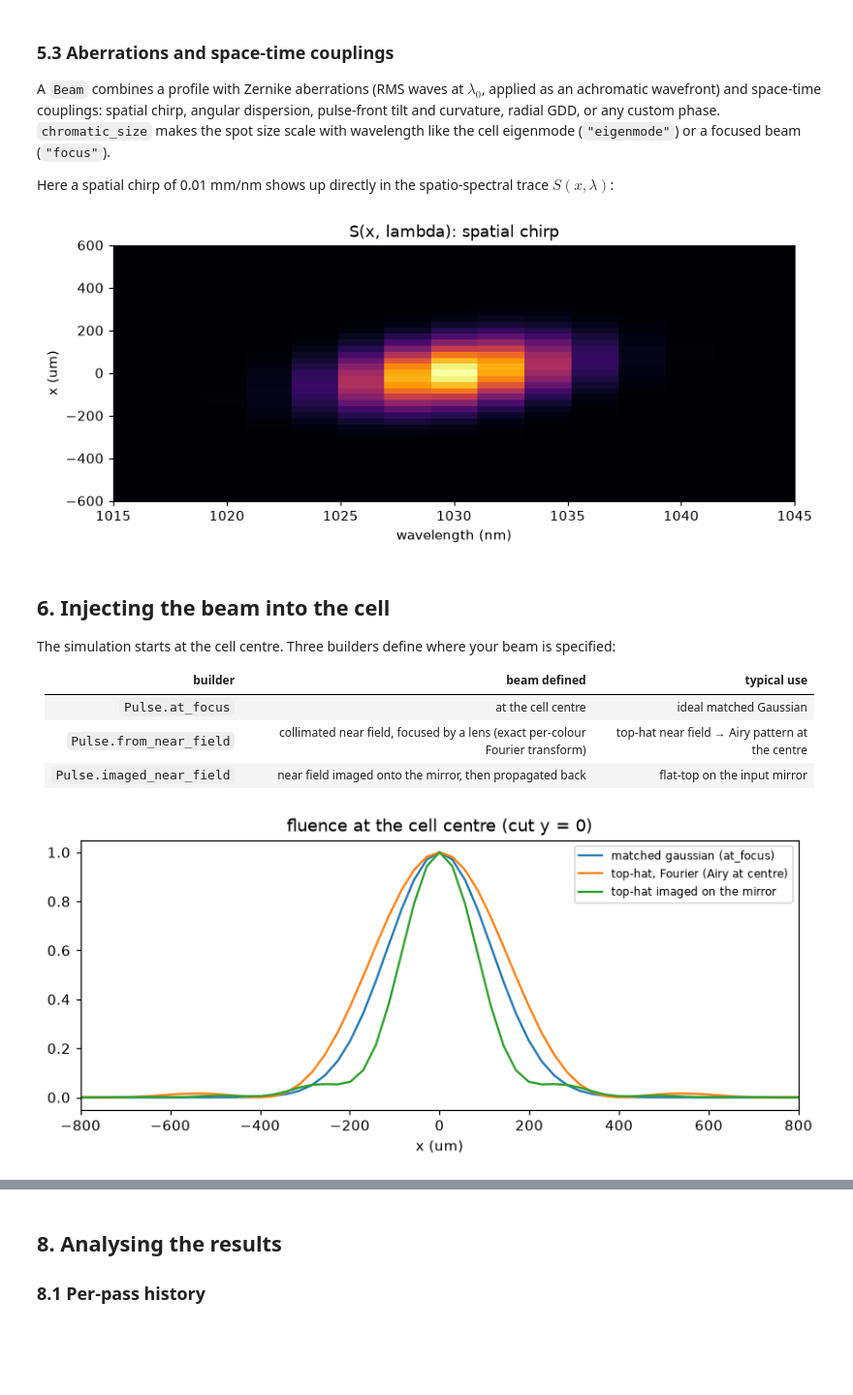
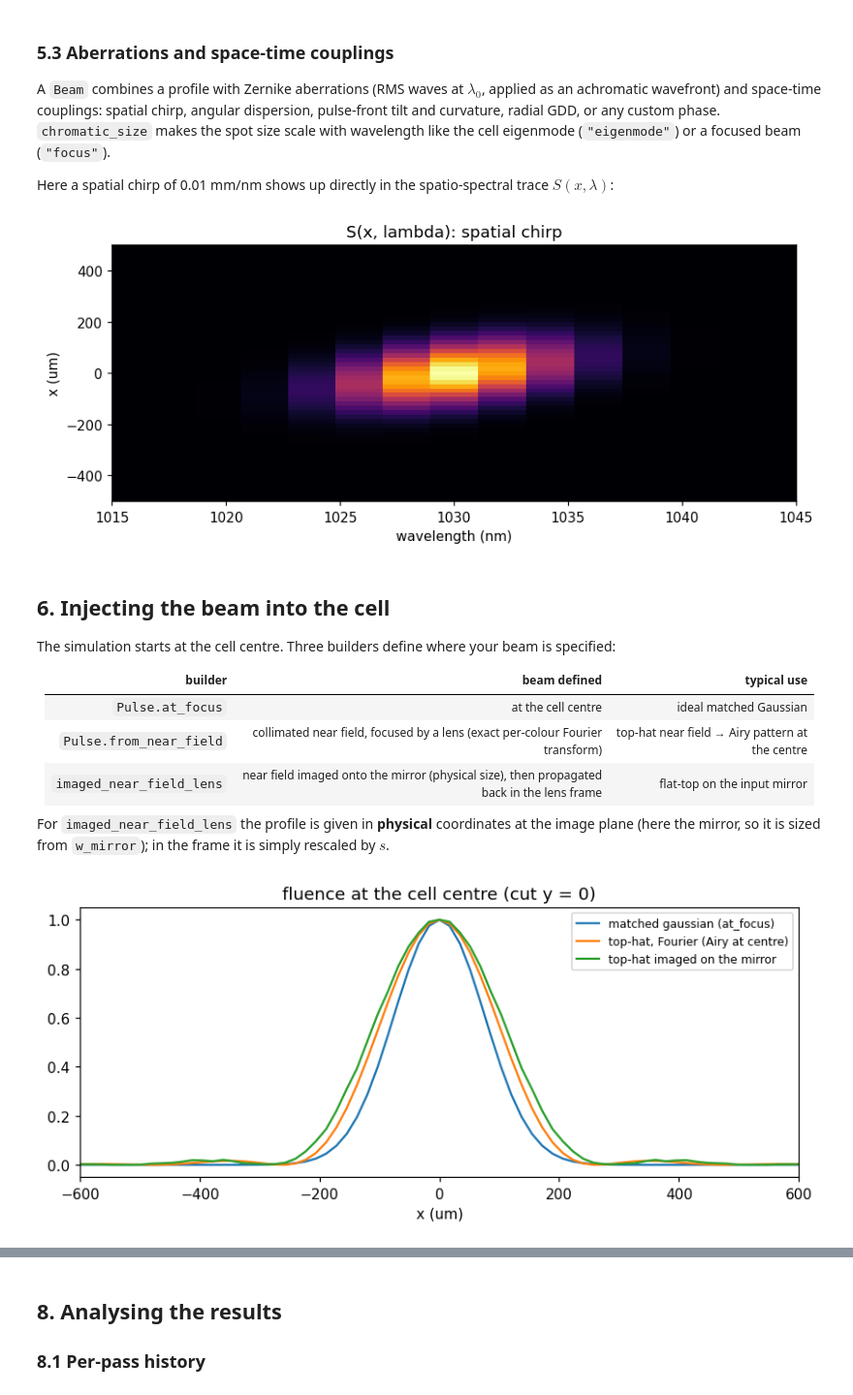
Before and after one commit to victorkolt/thunder4D, a Jupyter notebook: examples/tutorial.ipynb, the cells around one changed output, grey strips where cells are left out. Shown at 97% size. Cells and saved outputs as stored; diff of their text form; code cells hidden in the pictures; blank space fills up the shorter version.

```diff
--- a/examples/tutorial.ipynb
+++ b/examples/tutorial.ipynb
@@ -65,7 +68,7 @@ For this tutorial we use a small near-planar cell (R = 0.5 m, 20 passes) that is
 ### Eigenmode and nonlinear mode matching
 The Kerr lens of the gas shrinks the stationary beam of the cell. In the aberration-free model a Gaussian beam of power $P$ behaves like a linear beam of wavelength $\lambda\sqrt{1-P/P_c}$, so the matched waist and mirror spot scale as $(1-P/P_c)^{1/4}$ (Hanna *et al.*, JOSA B 2017; OSA Continuum 2021).
 # %%
-cell = th.MPC.herriott(R=0.5, N=20, k=3, medium=gas, branch="planar", n_passes=10)
+cell = th.MPC.herriott(R=0.5, N=20, k=1, medium=gas, branch="concentric", n_passes=10)
 print(cell.report())
 
 Pc = gas.critical_power(1030e-9)
@@ -81,0 +96,10 @@ P/Pc = 0.6: matched waist 204.8 um, mirror 229.8 um, B/pass ~ 1.79 rad
+# %%
+zR, zeta_m, s_m = th.lens_frame_scale(cell)
+lin = cell.linear_mode(1030e-9)
+print(f"zR = {zR*100:.1f} cm, zeta at the mirror = {zeta_m*100:.1f} cm, mirror scale s_m = {s_m:.2f}")
+print(f"waist {lin['w0']*1e6:.0f} um, mirror spot {lin['w_mirror']*1e6:.0f} um (= s_m x waist)")
+
+z = np.linspace(-cell.d / 2, cell.d / 2, 201)
+plt.plot(z * 100, lin["w0"] * np.sqrt(1 + (z / zR) ** 2) * 1e6, label="physical beam radius")
+plt.axhline(lin["w0"] * 1e6, color="k", ls=":", label="beam radius in the lens frame")
+plt.xlabel("z from the cell centre (cm)"); plt.ylabel("um"); plt.legend(fontsize=8);
@@ -90,9 +116,11 @@ P/Pc = 0.6: matched waist 204.8 um, mirror 229.8 um, B/pass ~ 1.79 rad
 * $|A|^2$ is the intensity in W/m²; positive GDD is an up-chirp;
 * **far field** = the cell centre (focus, where the field is stored and recorded); **near field** = the collimated beam, i.e. the angular spectrum of the cell-centre field ($x_\mathrm{out} = f\,\theta$ after a collimating lens of focal length $f$).
 # %%
-grid = th.suggest_grid(cell, lambda0=1030e-9, lambda_min=920e-9, lambda_max=1160e-9,
-                       pulse_fwhm=200e-15, box_factor=10)
+grid = th.suggest_lens_grid(cell, lambda0=1030e-9, lambda_min=900e-9, lambda_max=1200e-9,
+                            pulse_fwhm=200e-15, box_factor=12, device=DEVICE)
 print(grid.describe())
+print(f"box = {grid.Nx*grid.dx/lin['w0']:.0f} waists; a fixed grid would need ~8 mirror-spot radii, "
+      f"i.e. {8*lin['w_mirror']*1e3:.1f} mm, with the same dx")
 print("x (FFT order), first values [um]:", np.round(grid.x[:4] * 1e6, 1))
 print("x sorted, first values [um]:     ", np.round(grid.xs[:4] * 1e6, 1))
 # %% [output]
@@ -163,15 +192,15 @@ A `Beam` combines a profile with Zernike aberrations (RMS waves at $\lambda_0$,
 
 Here a spatial chirp of 0.01 mm/nm shows up directly in the spatio-spectral trace $S(x,\lambda)$:
 # %%
-beam = th.Beam(th.gaussian(200e-6), spatial_chirp_mm_per_nm=(0.01, 0.0),
-               zernike={"astig_0": 0.05}, pupil_radius=400e-6)
+beam = th.Beam(th.gaussian(lin["w0"]), spatial_chirp_mm_per_nm=(0.01, 0.0),
+               zernike={"astig_0": 0.05}, pupil_radius=2 * lin["w0"])
 p = th.Pulse.at_focus(grid, E_tl, beam, 1e-3)
 xs, lam, S = dg.spectrogram_x_lambda(grid, p.Aw)
 plt.pcolormesh(lam * 1e9, xs * 1e6, S / S.max(), shading="auto", cmap="inferno")
-plt.xlim(1015, 1045); plt.ylim(-600, 600)
+plt.xlim(1015, 1045); plt.ylim(-500, 500)
 plt.xlabel("wavelength (nm)"); plt.ylabel("x (um)"); plt.title("S(x, lambda): spatial chirp");
 # %% [output]
-[figure, old version]
+[figure, new version]
 # %% [markdown]
 ## 6. Injecting the beam into the cell
 
@@ -181,26 +210,28 @@ The simulation starts at the cell centre. Three builders define where your beam
 |---|---|---|
 | `Pulse.at_focus` | at the cell centre | ideal matched Gaussian |
 | `Pulse.from_near_field` | collimated near field, focused by a lens (exact per-colour Fourier transform) | top-hat near field → Airy pattern at the centre |
-| `Pulse.imaged_near_field` | near field imaged onto the mirror, then propagated back | flat-top on the input mirror |
+| `imaged_near_field_lens` | near field imaged onto the mirror (physical size), then propagated back in the lens frame | flat-top on the input mirror |
+
+For `imaged_near_field_lens` the profile is given in **physical** coordinates at the image plane (here the mirror, so it is sized from `w_mirror`); in the frame it is simply rescaled by $s$.
 # %%
-probe = th.Pulse.at_focus(grid, E_tl, th.Beam(th.gaussian(1e-3)), 1.2e-3)
+probe = th.Pulse.at_focus(grid, E_tl, th.Beam(th.gaussian(lin["w0"])), 0.6e-3)
 mm = cell.match(probe, verbose=False)
 
 inputs = {
     "matched gaussian (at_focus)": th.Pulse.at_focus(
-        grid, E_tl, th.Beam(profile=th.gaussian(mm["w0"]), chromatic_size="eigenmode"), energy=1.2e-3),
+        grid, E_tl, th.Beam(profile=th.gaussian(mm["w0"]), chromatic_size="eigenmode"), energy=0.6e-3),
     "top-hat, Fourier (Airy at centre)": th.Pulse.from_near_field(
-        grid, E_tl, th.Beam(profile=th.top_hat(4e-3)), energy=1.2e-3, nf_size=12e-3, nf_points=160,
+        grid, E_tl, th.Beam(profile=th.top_hat(4e-3)), energy=0.6e-3, nf_size=12e-3, nf_points=160,
         target_waist=mm["w0"], verbose=False),
-    "top-hat imaged on the mirror": th.Pulse.imaged_near_field(
-        grid, E_tl, th.Beam(profile=th.top_hat(1.12 * mm["w_mirror"])), energy=1.2e-3, cell=cell, verbose=False),
+    "top-hat imaged on the mirror": th.imaged_near_field_lens(
+        grid, E_tl, th.Beam(profile=th.top_hat(1.12 * mm["w_mirror"])), energy=0.6e-3, cell=cell, verbose=False),
 }
 for name, p in inputs.items():
     F = dg.fluence(grid, p.Aw)
     plt.plot(grid.xs * 1e6, F[:, grid.Ny // 2] / F.max(), label=name)
-plt.xlim(-800, 800); plt.xlabel("x (um)"); plt.title("fluence at the cell centre (cut y = 0)"); plt.legend(fontsize=8);
+plt.xlim(-600, 600); plt.xlabel("x (um)"); plt.title("fluence at the cell centre (cut y = 0)"); plt.legend(fontsize=8);
 # %% [output]
-[figure, old version]
+[figure, new version]
 # %% [markdown]
 ## 7. Running a simulation
 
```
Also changed, not shown: parts of 23 cells of this notebook, 30 other files.
